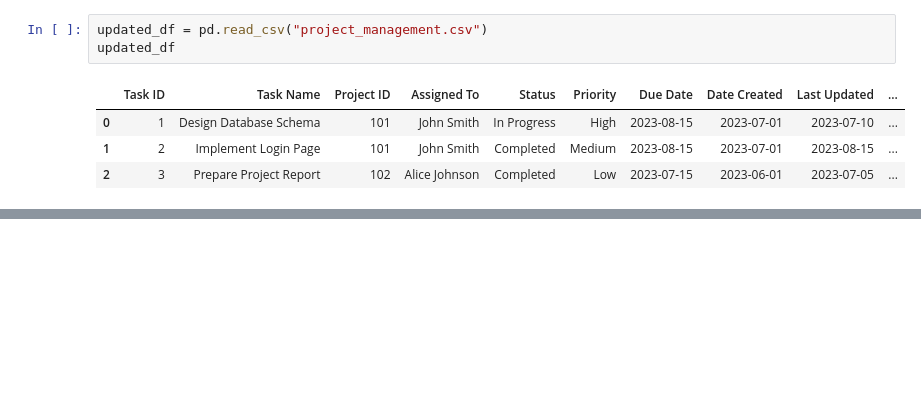
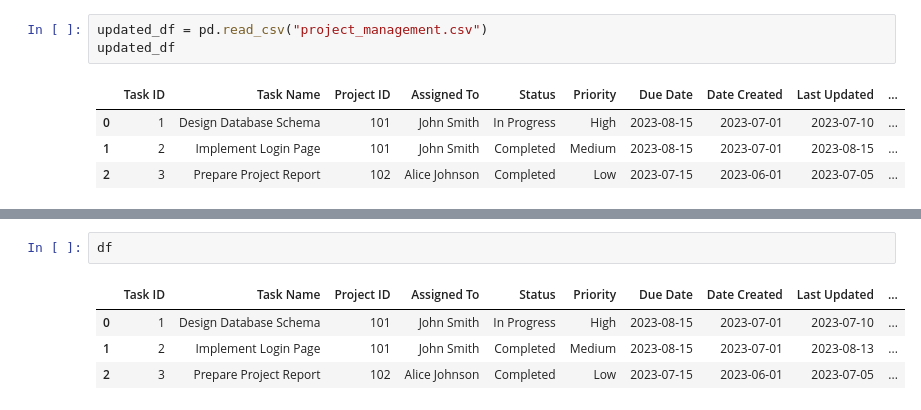
Before and after one commit to deepbiolab/agentic-ai-research, a Jupyter notebook: tutorials/fundamental-agentic-framework/02-function-calling.ipynb, the cells around one changed output, grey strips where cells are left out. Cells and saved outputs as stored; diff of their text form; blank space fills up the shorter version.

```diff
--- a/tutorials/function-calling/function-calling-from-scratch.ipynb
+++ b/tutorials/fundamental-agentic-framework/02-function-calling.ipynb
@@ -364,0 +577,7 @@ messages
+# %%
+df
+# %% [output]
+|  | Task ID | Task Name | Project ID | Assigned To | Status | Priority | Due Date | Date Created | Last Updated | ... |
+| 0 | 1 | Design Database Schema | 101 | John Smith | In Progress | High | 2023-08-15 | 2023-07-01 | 2023-07-10 | ... |
+| 1 | 2 | Implement Login Page | 101 | John Smith | Completed | Medium | 2023-08-15 | 2023-07-01 | 2023-08-13 | ... |
+| 2 | 3 | Prepare Project Report | 102 | Alice Johnson | Completed | Low | 2023-07-15 | 2023-06-01 | 2023-07-05 | ... |
```
Also changed, not shown: parts of 24 cells of this notebook, 4 other files.
